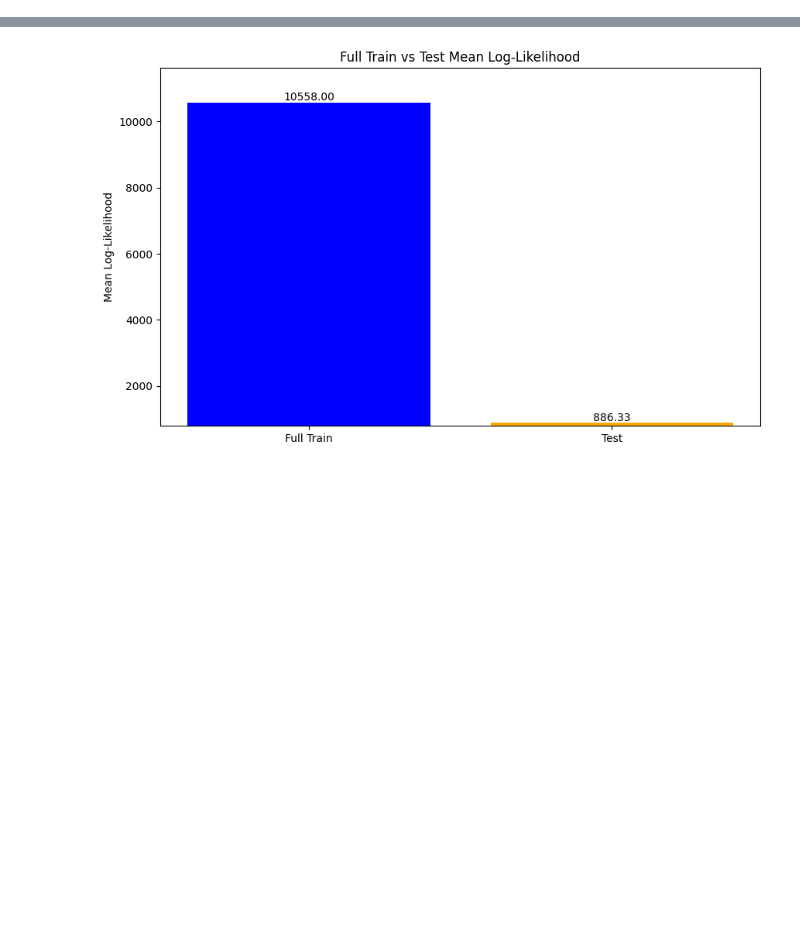
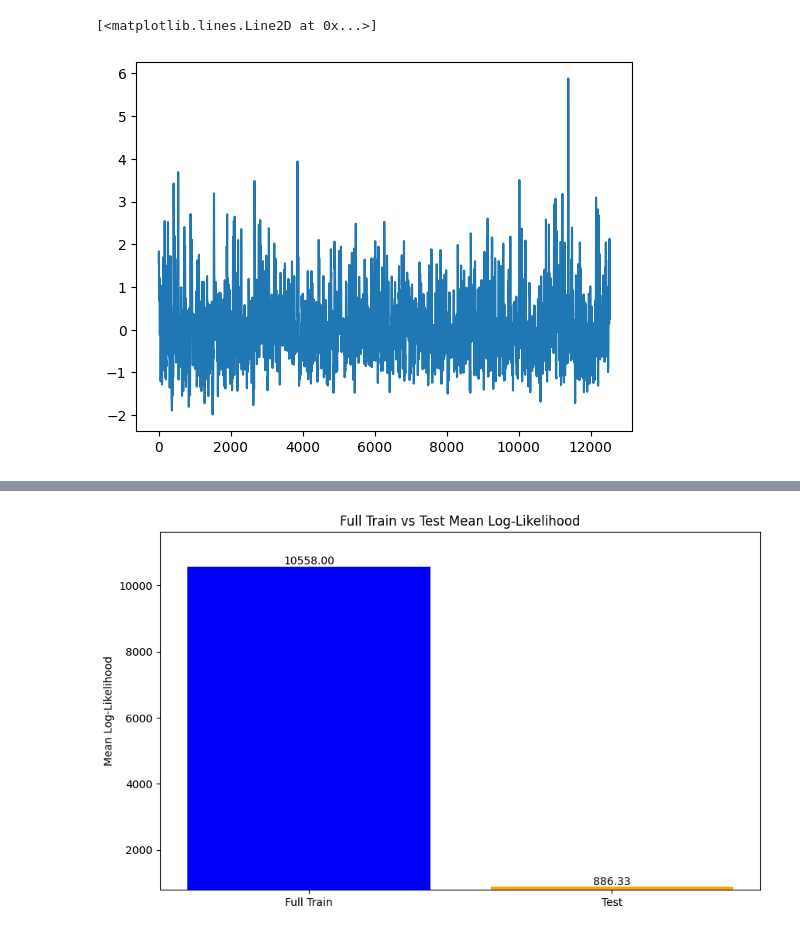
Before and after one commit to Mschaid/transphorm, a Jupyter notebook: notebooks/model_dev/arhmm_fp.ipynb, the cells around one changed output, grey strips where cells are left out. Cells and saved outputs as stored; diff of their text form; code cells hidden in the pictures; blank space fills up the shorter version.

```diff
--- a/notebooks/model_dev/arhmm_fp.ipynb
+++ b/notebooks/model_dev/arhmm_fp.ipynb
@@ -32 +45,6 @@ data.prepare_data()
+# %%
+plt.plot(data.train[0])
+# %% [output]
+[<matplotlib.lines.Line2D at 0x...>]
+[figure, added]
 # %%
```
Also changed, not shown: parts of 5 cells of this notebook, 2 other files.
